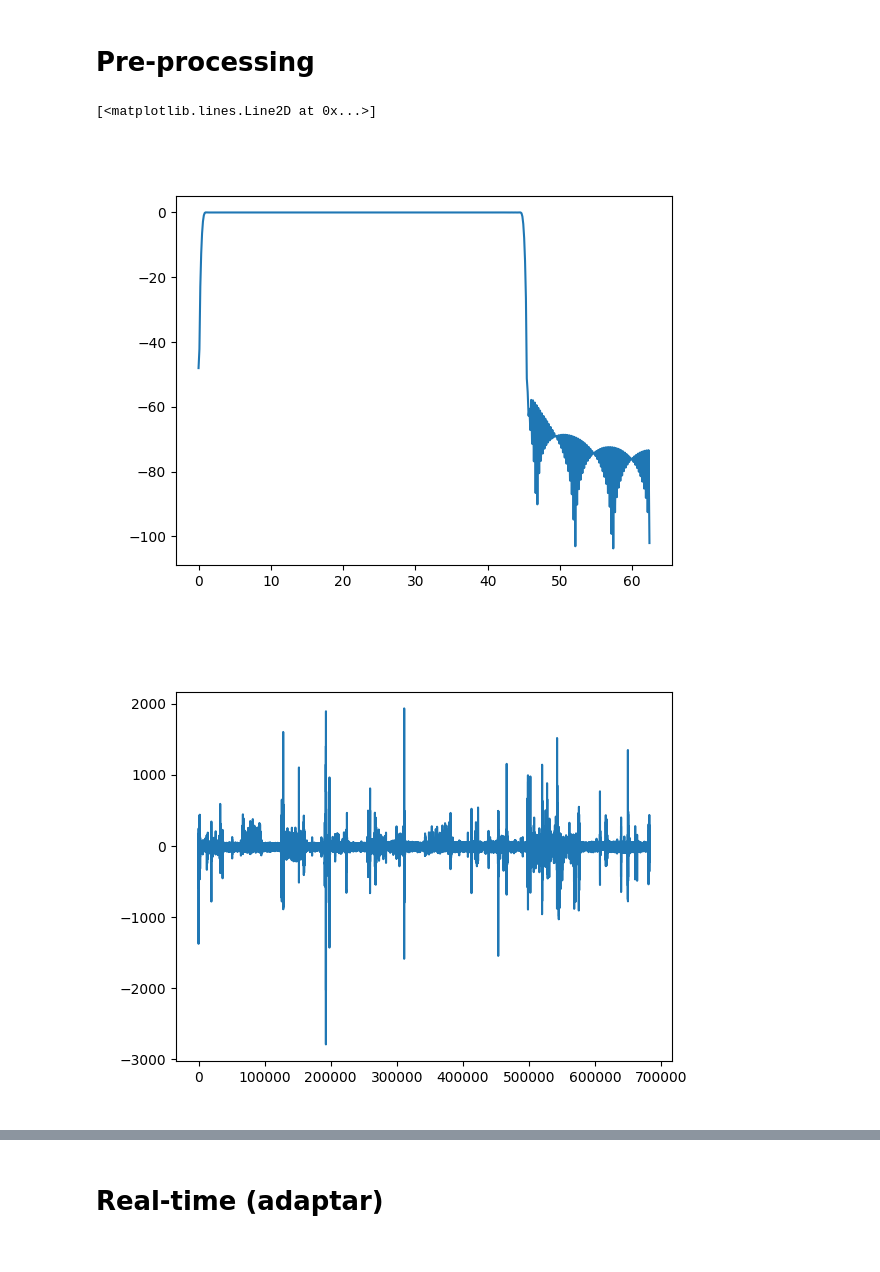
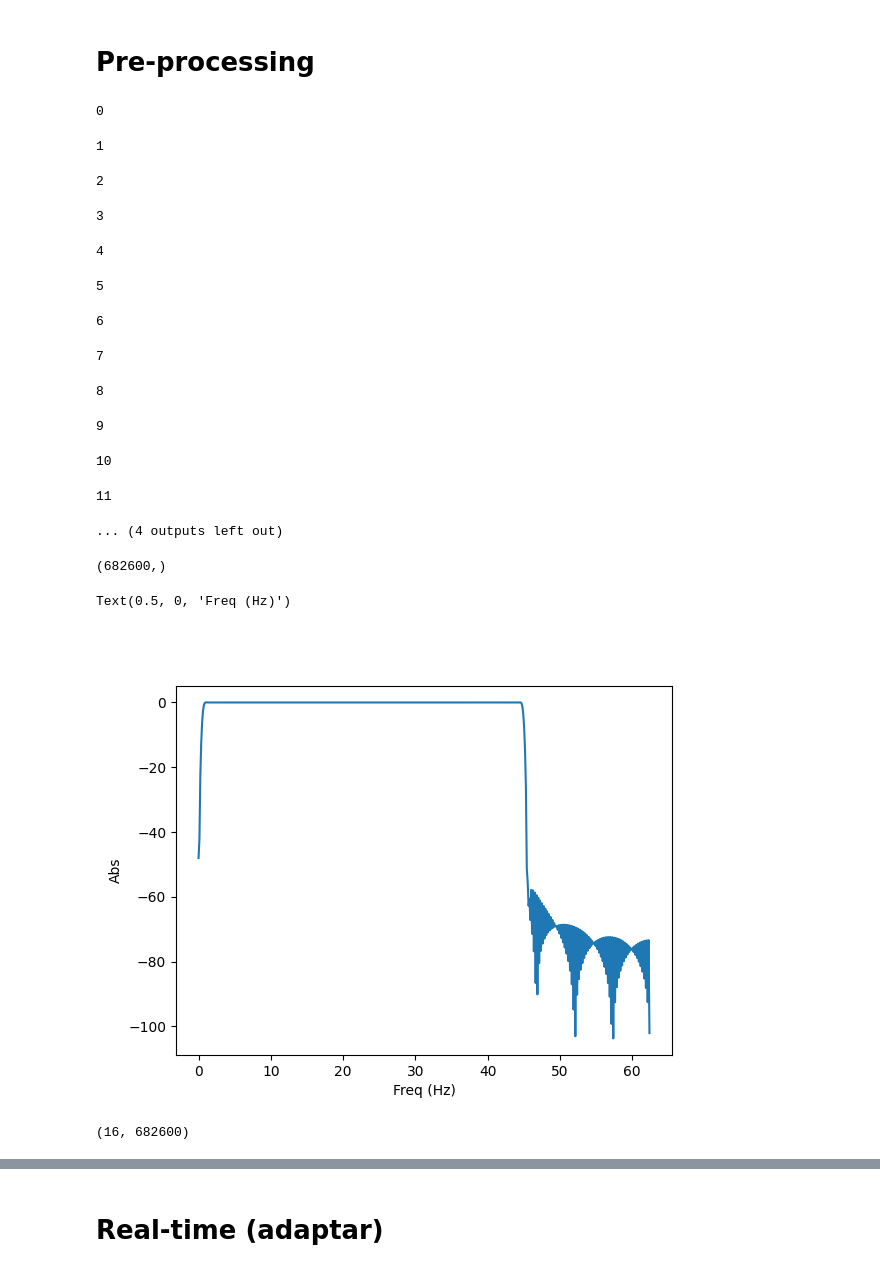
Before and after one commit to tomasccpt/eegaming, a Jupyter notebook: Process_Collected/process.ipynb, the cells around one changed output, grey strips where cells are left out. Drawn from its saved outputs; the diff is of its cells as text; code cells hidden in the pictures.

```diff
--- a/Process_Collected/process.ipynb
+++ b/Process_Collected/process.ipynb
@@ -75,15 +62,50 @@ filt = scp.signal.firwin(501, [fl, fh], pass_zero = False, fs = fs)
 
 w, h = scp.signal.freqz(filt)
 
-plt.close
-plt.figure()
-plt.plot(nyq * w/(np.pi), 20 * np.log10(abs(h)))
 
 
-filtered = scp.signal.filtfilt(filt, [1], data[0])
-plt.figure()
-plt.plot(filtered)
+filtered = []
+# Usámos um filtro FIR, com group delay consistente e conhecido. Ao usar filtfilt, o filtro é aplicado forward e backward.
+# Assim, o group delay é eliminado e a ordem do filtro é duplicada
+
+# for dat in data:
+#     print(i)
+#     filtered.append(scp.signal.filtfilt(filt, [1], dat))
+#     i += 1
+
+
+for i in tqdm(range(0,len(data)-1)):
+    filtered.append(scp.signal.filtfilt(filt, [1], data[i]))
+
+# filtered = scp.signal.filtfilt(filt, [1], data[0])
 # %% [output]
-[<matplotlib.lines.Line2D at 0x...>]
+0
-[figure, removed]
-[figure, removed]
+1
+2
+3
+4
+5
+6
+7
+8
+9
+10
+11
+... (4 outputs left out)
+# %%
+np.shape(data[0])
+# %% [output]
+(682600,)
+# %%
+plt.close('all')
+plt.figure()
+plt.plot(nyq * w/(np.pi), 20 * np.log10(abs(h)))
+plt.ylabel("Abs")
+plt.xlabel("Freq (Hz)")
+# %% [output]
+Text(0.5, 0, 'Freq (Hz)')
+[figure, added]
+# %%
+print(np.shape(filtered))
+# %% [output]
+(16, 682600)
```
Also changed, not shown: parts of 7 cells of this notebook, 2 other files.
